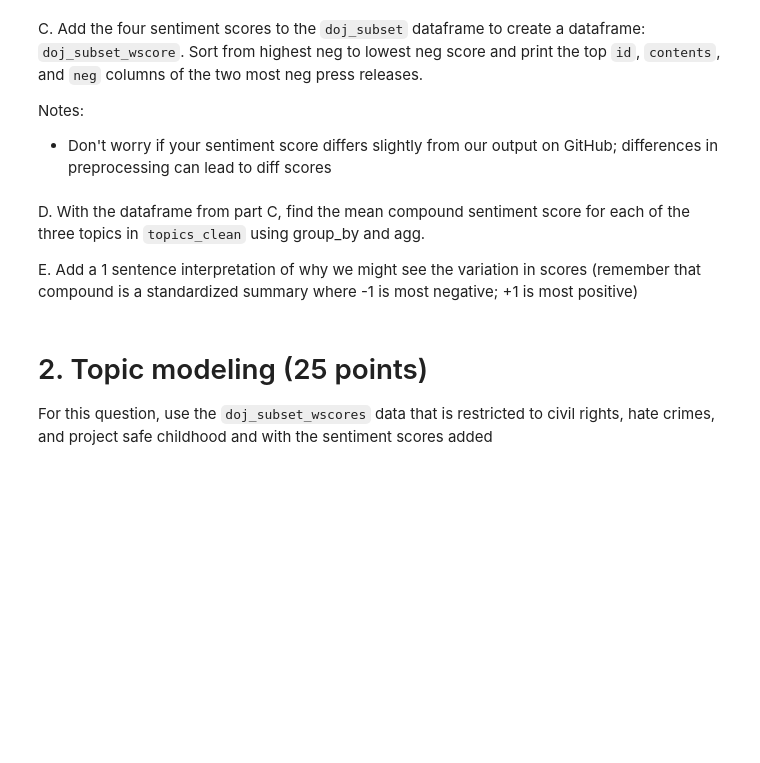
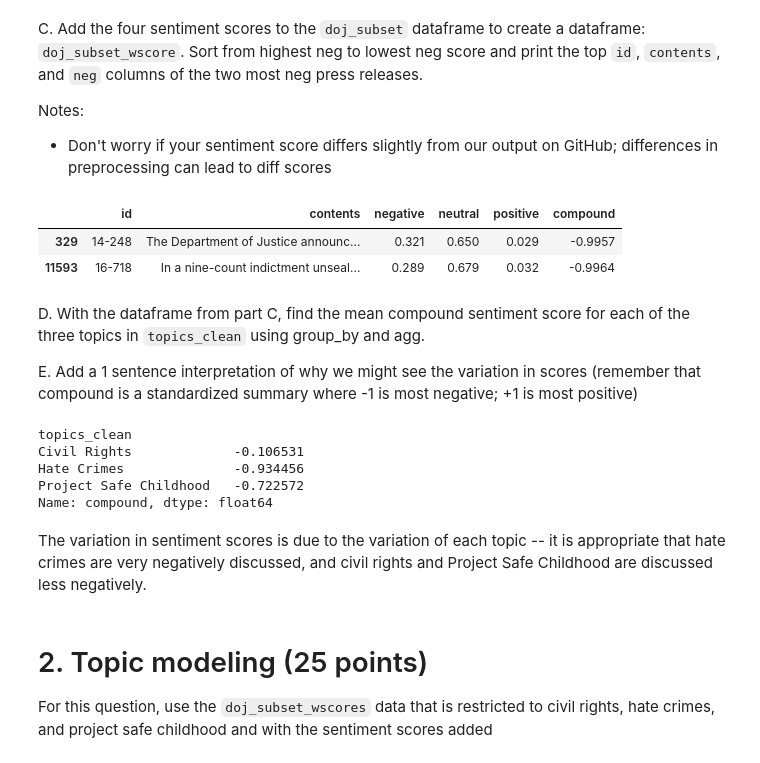
Before and after one commit to orenpk/QSS20_S24, a Jupyter notebook: my_psests/pset3/pset3_blank.ipynb, the cells around one changed output. Cells and saved outputs as stored; diff of their text form; code cells hidden in the pictures; blank space fills up the shorter version.

```diff
--- a/my_psests/pset3/pset3_blank.ipynb
+++ b/my_psests/pset3/pset3_blank.ipynb
@@ -221,0 +264,8 @@ doj_subset.shape
+# %%
+topics_of_interest = ['Civil Rights', 'Hate Crimes', 'Project Safe Childhood']
+
+# Subset df to only include the rows w topics of interest
+doj_subset = doj[doj['topics_clean'].isin(topics_of_interest)]
+
+# Check the number of rows in the subset
+print("Number of rows in doj_subset:", len(doj_subset))
@@ -257,9 +286,18 @@ def remove_named_ent_and_score(press_release):
-# %%
-# apply function to dataframe column "contents"
-doj_subset['sentiment'] = doj_subset['contents'].apply(remove_named_ent_and_score)
-
-# Print to view cleaned data
-print(doj_subset[['id', 'sentiment']])
+# %%
+# Load the sentiment analyzer
+analyzer = SentimentIntensityAnalyzer()
+
+def process_press_release(press_release):
+    # Remove named entities from the press release string
+    press_release_clean = re.sub(r'\b[A-Z][a-z]*\b', '', press_release)
+
+    # Score the sentiment of the press release
+    sentiment_scores = analyzer.polarity_scores(press_release_clean)
+
+    # Return the sentiment scores
+    return sentiment_scores
+
+doj_subset['sentiment'] = doj_subset['contents'].apply(process_press_release)
 # %% [markdown]
 C. Add the four sentiment scores to the `doj_subset` dataframe to create a dataframe: `doj_subset_wscore`. Sort from highest neg to lowest neg score and print the top `id`, `contents`, and `neg` columns of the two most neg press releases.
 
@@ -269,29 +307,44 @@ Notes:
 # %%
 # Part C
 
 # parse the sentiment scores into seperate columns and add to doj_subset
 doj_subset['negative'] = doj_subset['sentiment'].apply(lambda x: x['neg'])
+doj_subset['neutral'] = doj_subset['sentiment'].apply(lambda x: x['neu'])
 doj_subset['positive'] = doj_subset['sentiment'].apply(lambda x: x['pos'])
-doj_subset['neutral'] = doj_subset['sentiment'].apply(lambda x: x['neu'])
 doj_subset['compound'] = doj_subset['sentiment'].apply(lambda x: x['compound'])
 
 # create new dataframe with combined columns: doj_subtset_wscore
 doj_subset_wscore = doj_subset[['id',
                                 'contents',
                                 'negative',
                                 'positive',
                                 'neutral',
                                 'compound',
                                'topics_clean']].sort_values(by='negative', ascending=False)
 # print results
 top_2_neg_press_releases = doj_subset_wscore.head(2)
-print(top_2_neg_press_releases[['id', 'contents', 'negative']])
+top_2_neg_press_releases[['id', 'contents', 'negative', 'neutral', 'positive', 'compound']]
+# %% [output]
+|  | id | contents | negative | neutral | positive | compound |
+| 329 | 14-248 | The Department of Justice announc... | 0.321 | 0.650 | 0.029 | -0.9957 |
+| 11593 | 16-718 | In a nine-count indictment unseal... | 0.289 | 0.679 | 0.032 | -0.9964 |
 # %% [markdown]
 D. With the dataframe from part C, find the mean compound sentiment score for each of the three topics in `topics_clean` using group_by and agg.
 
 E. Add a 1 sentence interpretation of why we might see the variation in scores (remember that compound is a standardized summary where -1 is most negative; +1 is most positive)
 # %%
 ## agg and find the mean compound score by topic
+mean_compound_score = doj_subset_wscore.groupby('topics_clean')['compound'].agg('mean')
+
+mean_compound_score
+# %% [output]
+topics_clean
+Civil Rights             -0.106531
+Hate Crimes              -0.934456
+Project Safe Childhood   -0.722572
+Name: compound, dtype: float64
+# %% [markdown]
+The variation in sentiment scores is due to the variation of each topic -- it is appropriate that hate crimes are very negatively discussed, and civil rights and Project Safe Childhood are discussed less negatively.
 # %% [markdown]
 # 2. Topic modeling (25 points)
 
```
Also changed, not shown: parts of 37 cells of this notebook, 1 other file.
